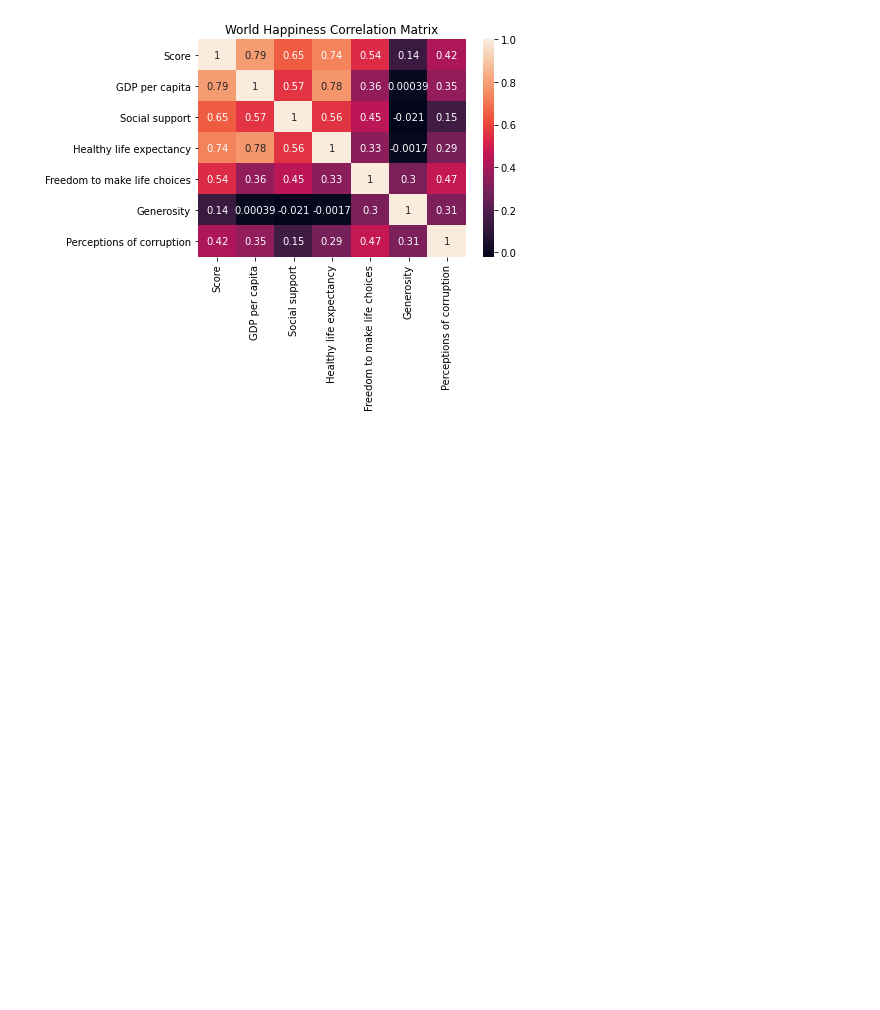
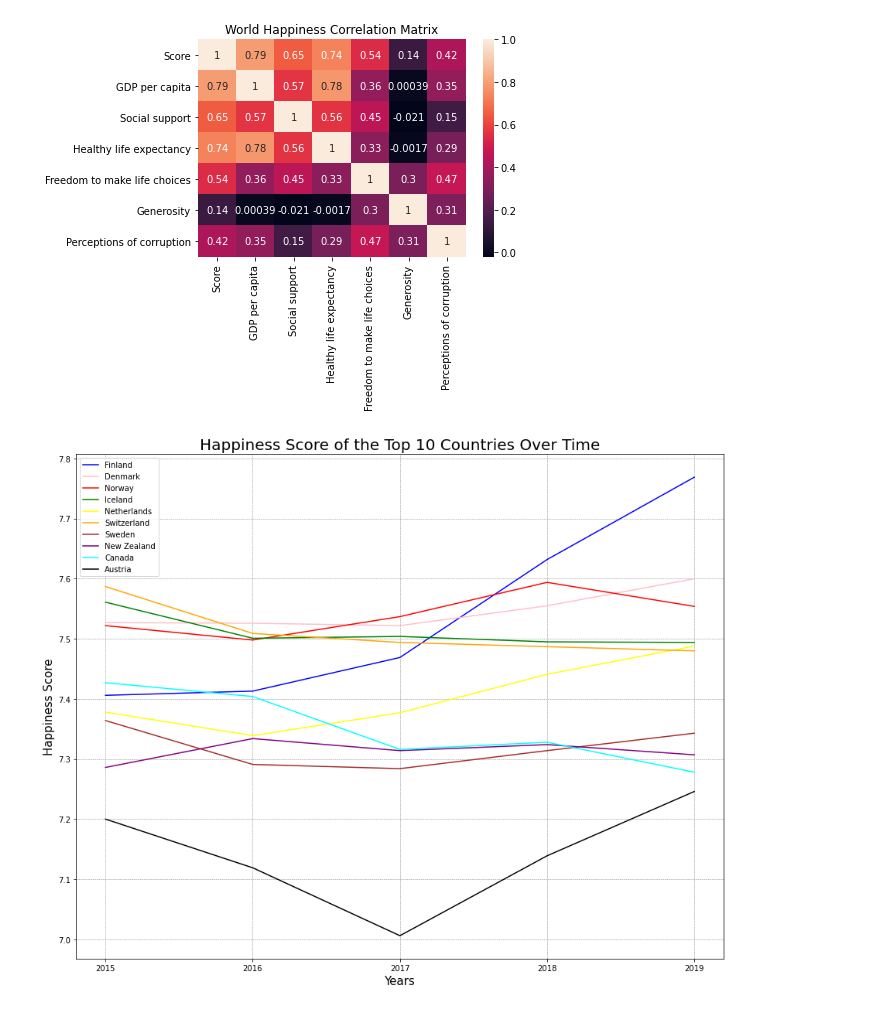
Before and after one commit to Bmyers5817/Project-1, a Jupyter notebook: World_Happiness.ipynb, the cells around one changed output. Drawn from its saved outputs; the diff is of its cells as text; code cells hidden in the pictures; blank space fills up the shorter version.

Commit message:
Added line plots for top countries happiness over time.

```diff
--- a/World_Happiness.ipynb
+++ b/World_Happiness.ipynb
@@ -403,0 +447,24 @@ Text(0.5, 1.0, 'World Happiness Correlation Matrix')
+# %%
+# Use our filtered df's to create line plot
+top_countries = ['Finland', 'Denmark', 'Norway', 'Iceland', 'Netherlands', 'Switzerland', 'Sweden', 'New Zealand', 'Canada', 'Austria']
+
+
+fig = plt.figure(figsize = (15,12) )
+plt.plot('Year', 'Score', data = sort_finland, color = 'blue')
+plt.plot('Year', 'Score', data = sort_denmark, color = 'pink')
+plt.plot('Year', 'Score', data = sort_norway, color = 'red')
+plt.plot('Year', 'Score', data = sort_iceland, color = 'green')
+plt.plot('Year', 'Score', data = sort_netherlands, color = 'yellow')
+plt.plot('Year', 'Score', data = sort_switzerland, color = 'orange')
+plt.plot('Year', 'Score', data = sort_sweden, color = 'brown')
+plt.plot('Year', 'Score', data = sort_newzealand, color = 'purple')
+plt.plot('Year', 'Score', data = sort_canada, color = 'cyan')
+plt.plot('Year', 'Score', data = sort_austria, color = 'black')
+plt.grid(color='grey', linestyle='--', linewidth=.5)
+plt.legend(labels = top_countries, loc = "upper left")
+plt.title("Happiness Score of the Top 10 Countries Over Time", fontsize = 20)
+plt.ylabel("Happiness Score", fontsize = 15)
+plt.xlabel("Years",fontsize = 15)
+plt.show()
+# %% [output]
+[figure, added]
```
Also changed, not shown: parts of 1 cell of this notebook.
